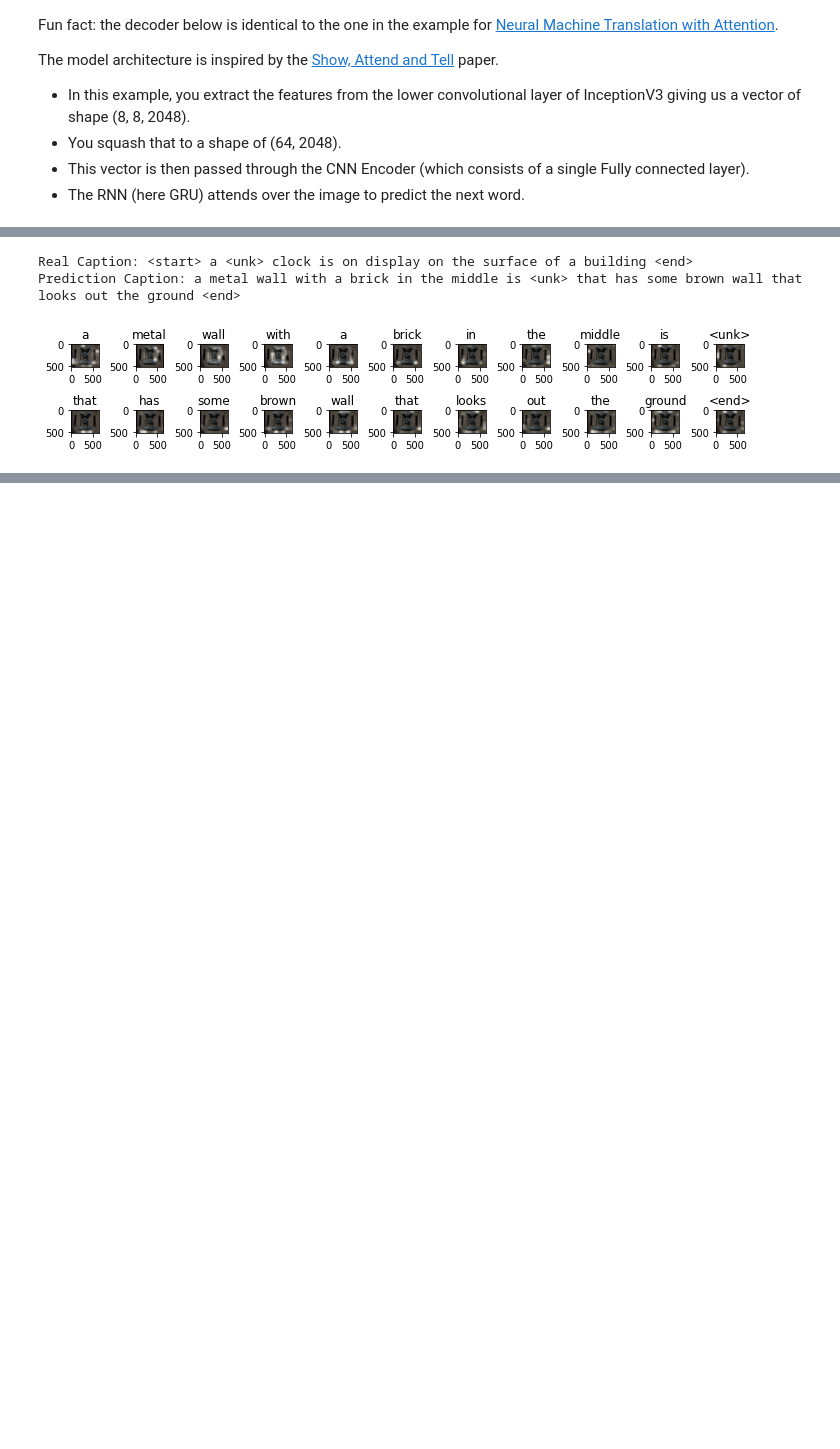
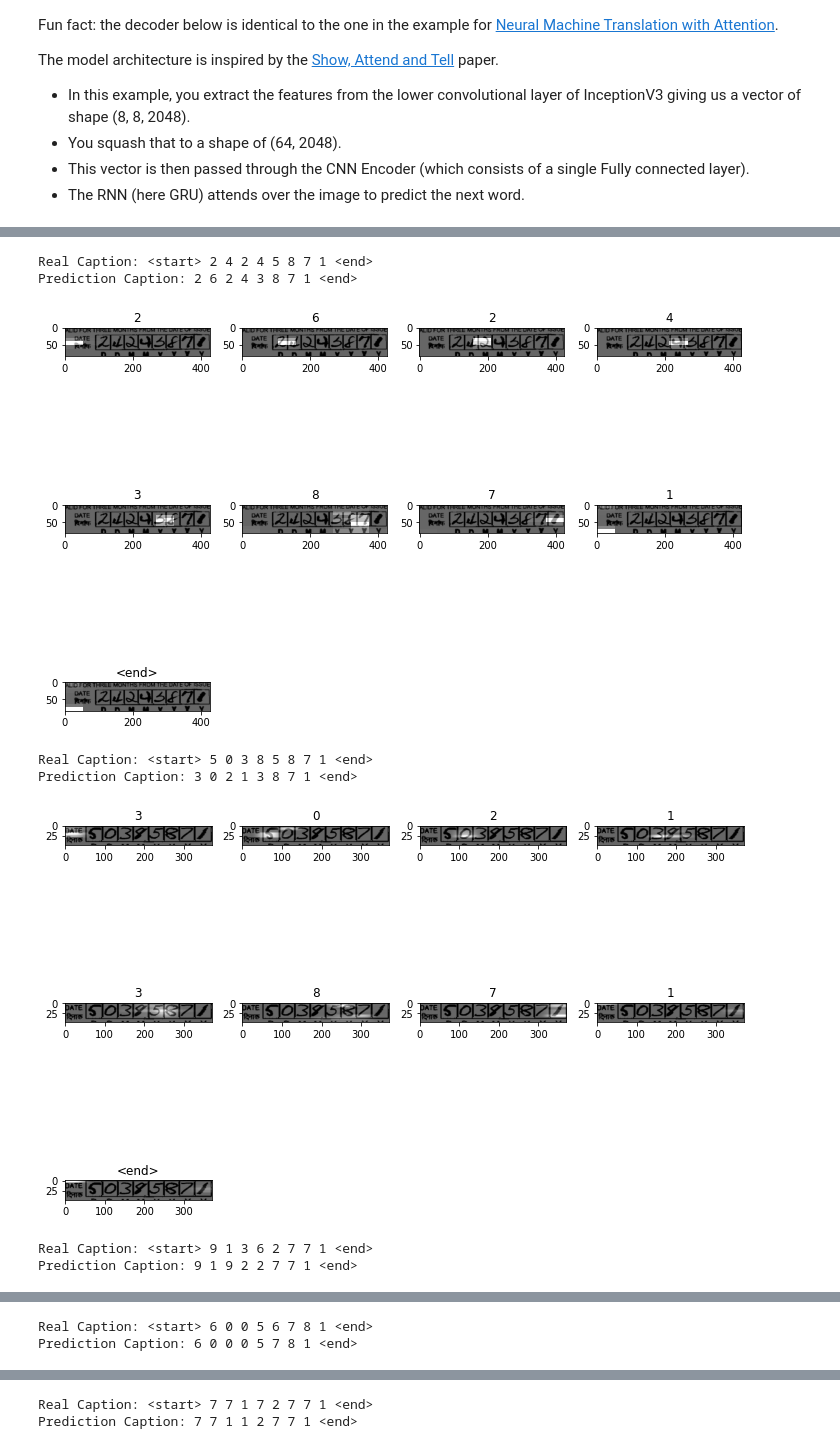
Before and after one commit to adimyth/arya_date, a Jupyter notebook: notebooks/image_captioning.ipynb, the cells around one changed output, grey strips where cells are left out. Drawn from its saved outputs; the diff is of its cells as text; code cells hidden in the pictures; blank space fills up the shorter version.

```diff
--- a/notebooks/image_captioning.ipynb
+++ b/notebooks/image_captioning.ipynb
@@ -23,11 +225,11 @@ from sklearn.model_selection import train_test_split
 from sklearn.utils import shuffle
 from tqdm import tqdm
 # %%
-TEST_IMAGES_PATH = "../data/processed/test/"
-TRAIN_CSV_PATH = "../data/raw/train/train_data.csv"
-TRAIN_IMAGES_PATH = "../data/processed/train/"
+TEST_IMAGES_PATH = "processed/test/"
+TRAIN_CSV_PATH = "raw/train_data/train_data.csv"
+TRAIN_IMAGES_PATH = "processed/train/"
 RANDOM_STATE = 42
-BATCH_SIZE = 4
+BATCH_SIZE = 64
 # %%
 PUBLIC_host = "http://13.234.225.243"
 SUBMISSION_URL = PUBLIC_host + ":8080/submit"
@@ -53,5 +255,5 @@ train_df["length"] = train_df["label"].astype(str).str.len()
 # %%
 train_df = train_df.loc[train_df["length"]==8]
 # %%
-image_paths = train_df["tag"].apply(lambda x: TRAIN_IMAGES_PATH+f"{x}.png")
-labels = train_df["label"].apply(lambda x: f"<start> {' '.join(str(x))} <end>")
+image_paths = train_df["tag"].apply(lambda x: TRAIN_IMAGES_PATH+f"{x}.png").tolist()
+labels = train_df["label"].apply(lambda x: f"<start> {' '.join(str(x))} <end>").tolist()
@@ -164,12 +367,13 @@ len(img_name_train), len(cap_train), len(img_name_val), len(cap_val)
  Our images and captions are ready! Next, let's create a tf.data dataset to use for training our model.
 # %%
 BUFFER_SIZE = 1000
-EMBED_DIM = 28
-UNITS = 56
-VOCAB_SIZE = len(tokenizer.word_index)
+EMBED_DIM = 256
+UNITS = 512
+VOCAB_SIZE = len(tokenizer.word_index)+1
+EPOCHS = 25
 NUM_STEPS = len(img_name_train) // BATCH_SIZE
+
 # Shape of the vector extracted from InceptionV3 is (64, 2048)
-# These two variables represent that vector shape
 features_shape = 2048
 attention_features_shape = 64
 # %%
@@ -460,15 +674,21 @@ def plot_attention(image, result, attention_plot):
     plt.show()
 # %%
 # captions on the validation set
-rid = np.random.randint(0, len(img_name_val))
-image = img_name_val[rid]
-real_caption = " ".join([tokenizer.index_word[i] for i in cap_val[rid] if i not in [0]])
-result, attention_plot = evaluate(image)
+for _ in range(5):
+    rid = np.random.randint(0, 100)
+    image = img_name_val[rid]
+    real_caption = " ".join([tokenizer.index_word[i] for i in cap_val[rid] if i not in [0]])
+    result, attention_plot = evaluate(image)
 
-print("Real Caption:", real_caption)
-print("Prediction Caption:", " ".join(result))
-plot_attention(image, result, attention_plot)
+    print("Real Caption:", real_caption)
+    print("Prediction Caption:", " ".join(result))
+    plot_attention(image, result, attention_plot)
 # %% [output]
-Real Caption: <start> a <unk> clock is on display on the surface of a building <end>
-Prediction Caption: a metal wall with a brick in the middle is <unk> that has some brown wall that looks out the ground <end>
+Real Caption: <start> 2 4 2 4 5 8 7 1 <end>
+Prediction Caption: 2 6 2 4 3 8 7 1 <end>
-[figure, old version]
+[figure, new version]
+Real Caption: <start> 5 0 3 8 5 8 7 1 <end>
+Prediction Caption: 3 0 2 1 3 8 7 1 <end>
+[figure, added]
+Real Caption: <start> 9 1 3 6 2 7 7 1 <end>
+Prediction Caption: 9 1 9 2 2 7 7 1 <end>
@@ -474,0 +696,2 @@ Prediction Caption: a metal wall with a brick in the middle is <unk> that has so
+Real Caption: <start> 6 0 0 5 6 7 8 1 <end>
+Prediction Caption: 6 0 0 0 5 7 8 1 <end>
@@ -474,0 +699,2 @@ Prediction Caption: a metal wall with a brick in the middle is <unk> that has so
+Real Caption: <start> 7 7 1 7 2 7 7 1 <end>
+Prediction Caption: 7 7 1 1 2 7 7 1 <end>
```
Also changed, not shown: parts of 60 cells of this notebook, 1 other file.
